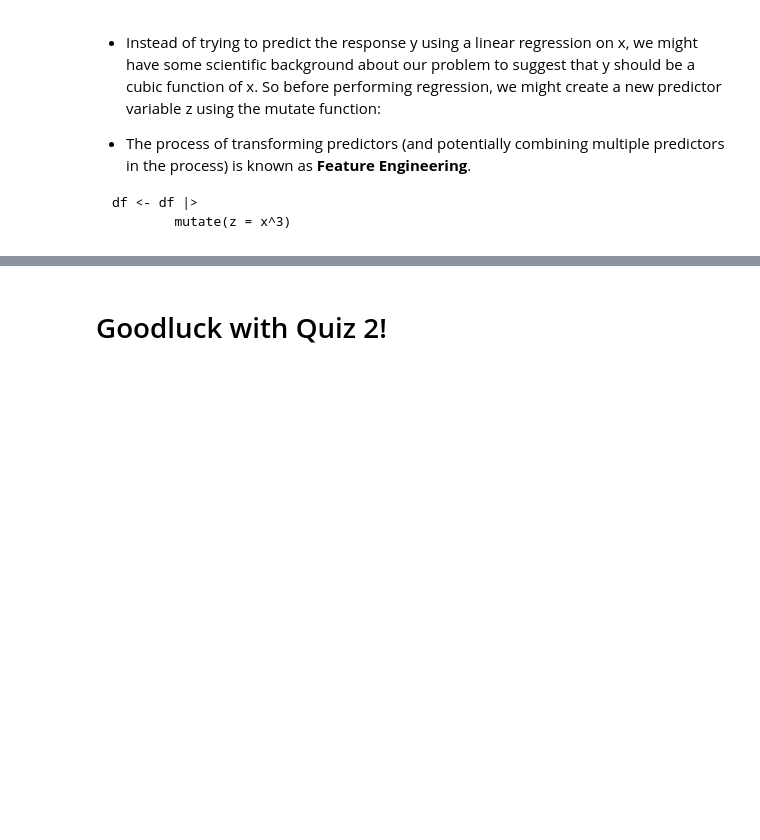
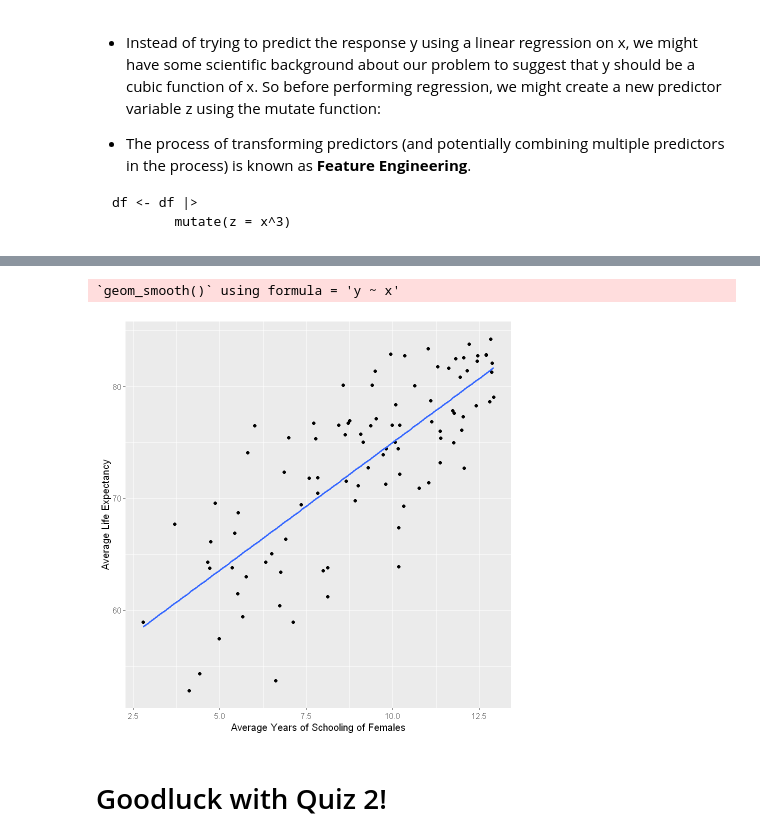
Before and after one commit to omertahi/DSCI100_Review_Session, a Jupyter notebook: Review Session 2.ipynb, the cells around one changed output, grey strips where cells are left out. Cells and saved outputs as stored; diff of their text form; code cells hidden in the pictures; blank space fills up the shorter version.

```diff
--- a/Review Session 2.ipynb
+++ b/Review Session 2.ipynb
@@ -1276,2 +1360,14 @@ ___
+# %%
+qog_plot <-  ggplot(qog_train, aes(x = bl_asymf, y = wdi_lifexp))+
+  geom_point() +
+  xlab("Average Years of Schooling of Females") +
+  ylab("Average Life Expectancy") +
+  geom_smooth(method = "lm", se = FALSE) +
+  theme(text = element_text(size = 12))
+
+qog_plot
+# %% [output]
+`geom_smooth()` using formula = 'y ~ x'
+[figure, added]
 # %% [markdown]
 # Goodluck with Quiz 2!
```
Also changed, not shown: parts of 6 cells of this notebook, 1 other file.
